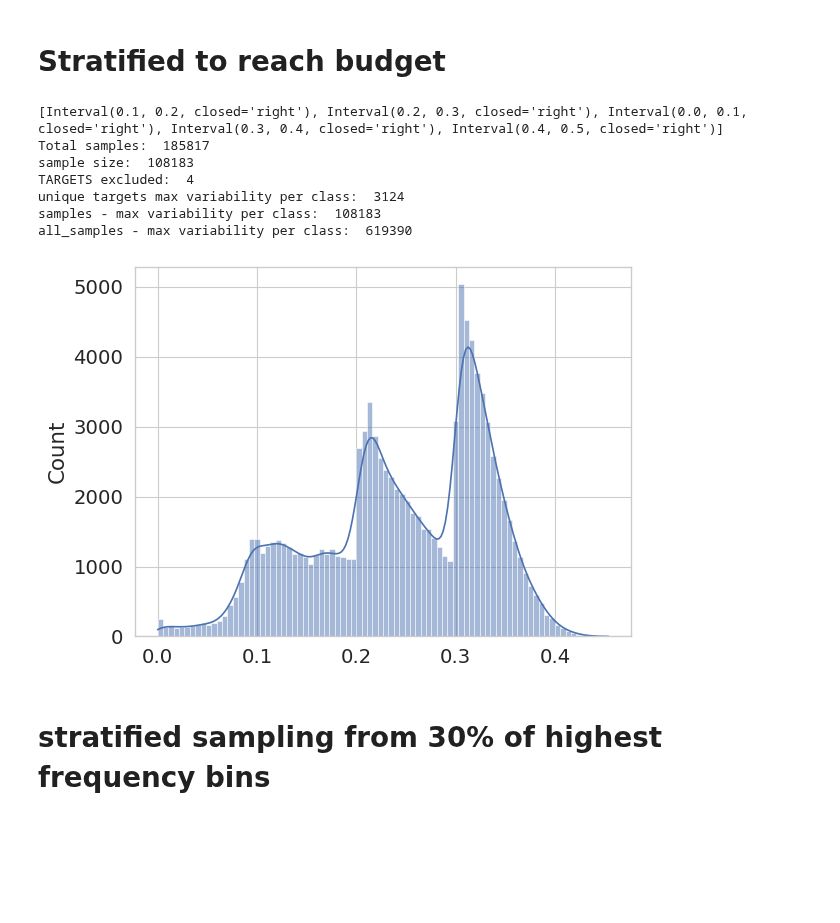
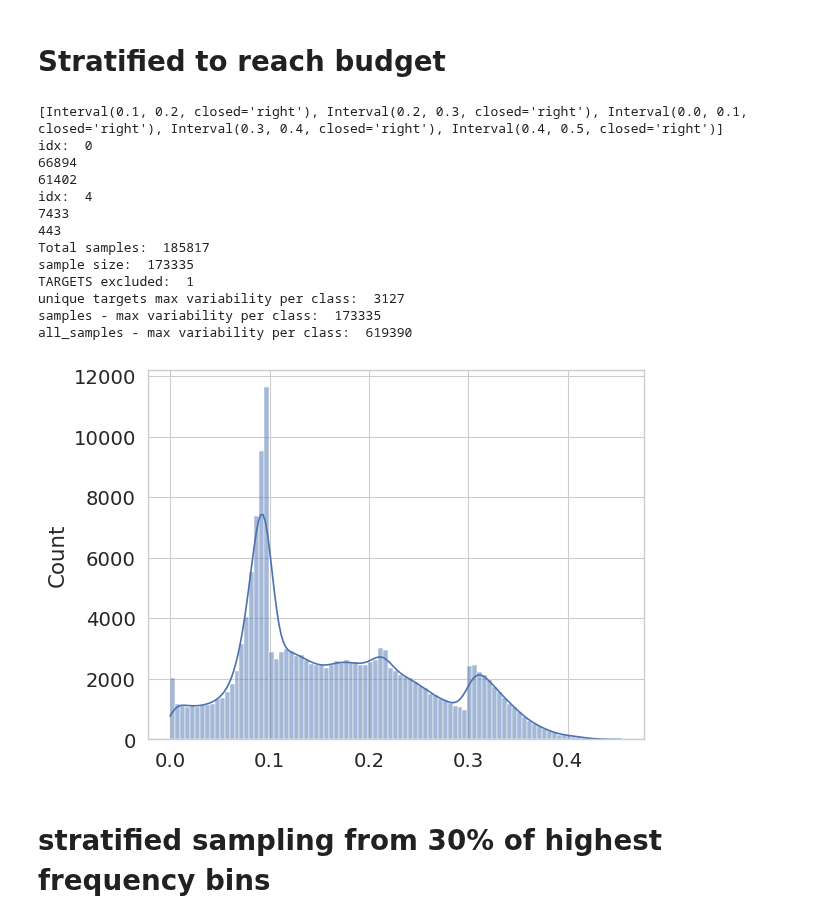
Before and after one commit to jr4fs/vl-pretraining, a Jupyter notebook: src/dataset_selection/sampling/stratified_beta_sampling.ipynb, the cells around one changed output. Cells and saved outputs as stored; diff of their text form; code cells hidden in the pictures; blank space fills up the shorter version.

Commit message:
stratified beta sampling

```diff
--- a/src/dataset_selection/sampling/stratified_beta_sampling.ipynb
+++ b/src/dataset_selection/sampling/stratified_beta_sampling.ipynb
@@ -225,22 +228,31 @@ def stratified_beta_multilabel_mod(df, alpha, beta, model, training_budget, data
 # %%
 
 sampling_dataset = 'multilabel_full'
 sampling_model = 'LXR111'
 
 
 base_path = '../../../snap/vqa/lxr111_multilabel_full_run_3/'
 df = pd.read_pickle(base_path+"datamap_metrics.pkl")
 
-stratified_beta_multilabel_mod(df, 2, 1, sampling_model, 30, dataset=sampling_dataset)
+stratified_beta_multilabel_mod(df, 1, 2, sampling_model, 30, dataset=sampling_dataset)
+
+# 0-0.1
+# 0.4-0.5
 # %% [output]
 [Interval(0.1, 0.2, closed='right'), Interval(0.2, 0.3, closed='right'), Interval(0.0, 0.1, closed='right'), Interval(0.3, 0.4, closed='right'), Interval(0.4, 0.5, closed='right')]
+idx:  0
+66894
+61402
+idx:  4
+7433
+443
 Total samples:  185817
-sample size:  108183
-TARGETS excluded:  4
-unique targets max variability per class:  3124
-samples - max variability per class:  108183
+sample size:  173335
+TARGETS excluded:  1
+unique targets max variability per class:  3127
+samples - max variability per class:  173335
 all_samples - max variability per class:  619390
-[figure, old version]
+[figure, new version]
 # %% [markdown]
 # stratified sampling from 30% of highest frequency bins
 # %%
```
Also changed, not shown: parts of 3 cells of this notebook.
